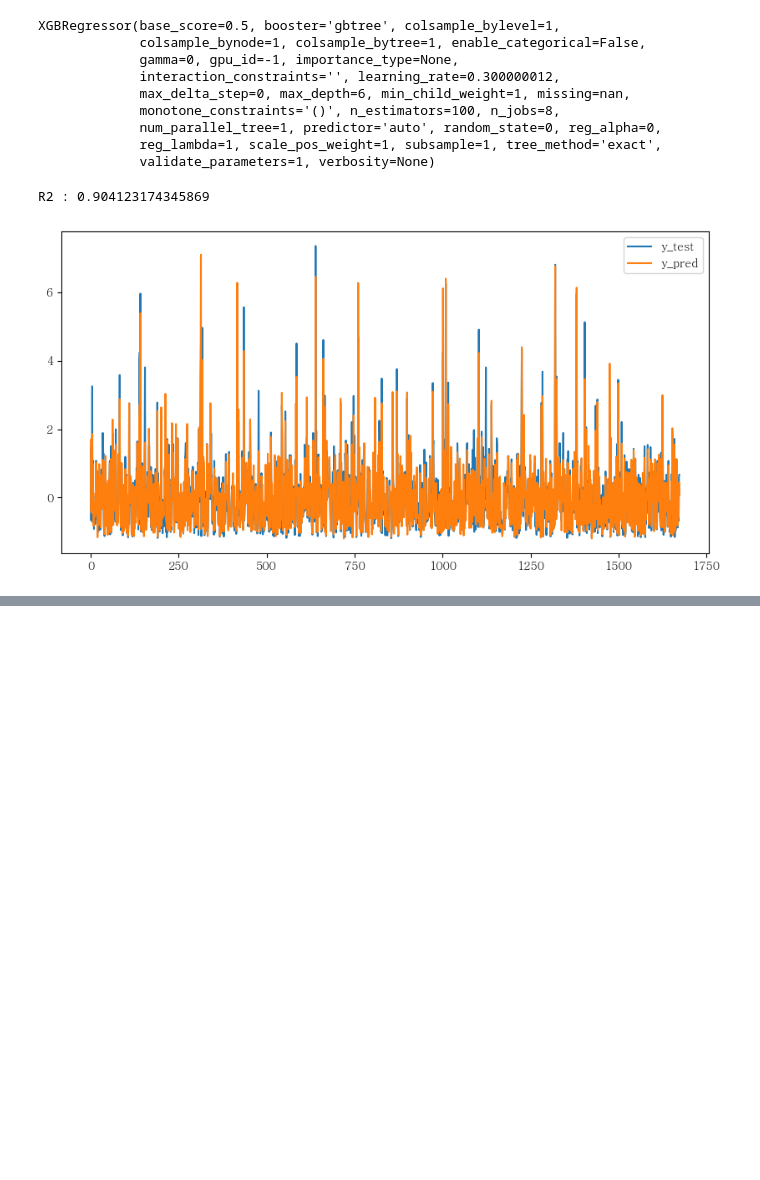
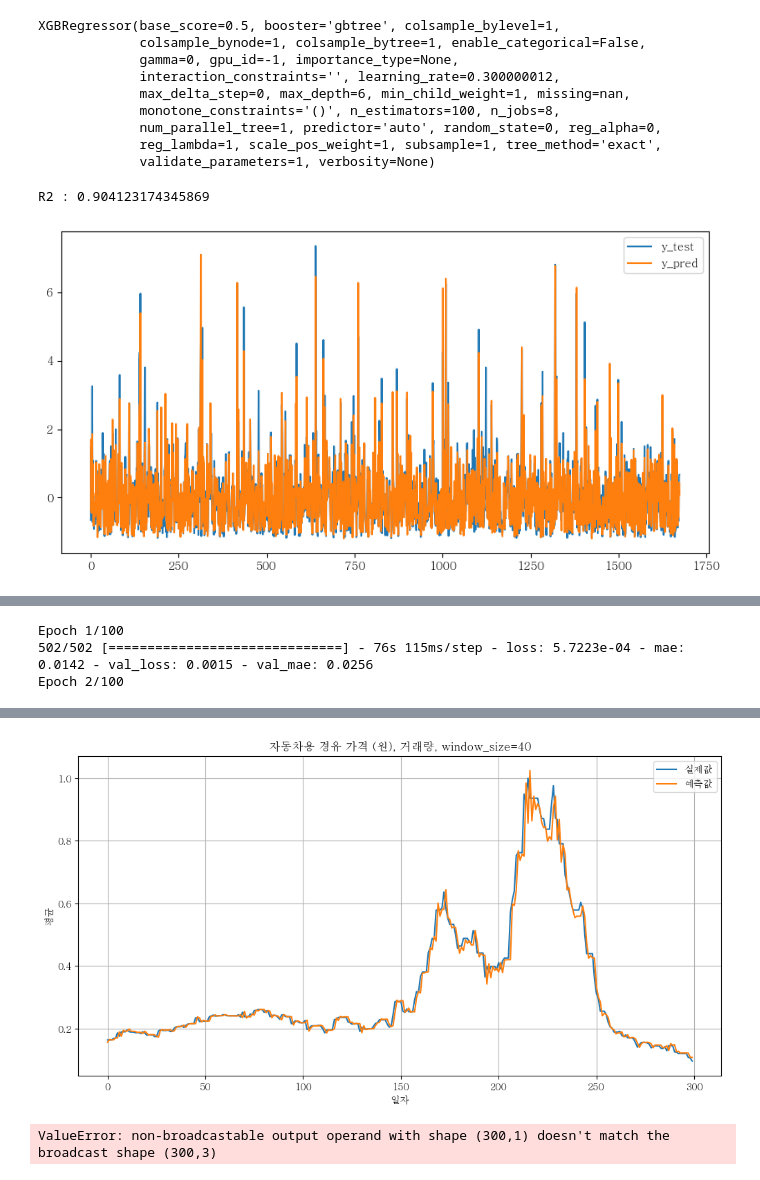
Before and after one commit to Kim-Hyunah/Final_Predict_Agricultural, a Jupyter notebook: predict_price_hy.ipynb, the cells around one changed output, grey strips where cells are left out. Cells and saved outputs as stored; diff of their text form; code cells hidden in the pictures; blank space fills up the shorter version.

```diff
--- a/predict_price_hy.ipynb
+++ b/predict_price_hy.ipynb
@@ -228,0 +385,5 @@ X.shape
+# %%
+# 학습데이터 X, Y 생성
+window_size = 40 #앞에 40개 데이터를 이용해서 그 다음 정답데이터 label 를 예측한다는 뜻
+X, Y = make_sequene_dataset(feature_np, label_np, window_size) #make_sequence_data 함수를 이용해서 X, Y 생성
+print(X.shape, Y.shape)
@@ -228,0 +392,11 @@ X.shape
+# %%
+split = -300 # 가장 최근 300개 데이터 가져와서 트레이닝 데이터, 테스트 데이터 분리
+
+x_train = X[0:split]
+y_train = Y[0:split]
+
+x_test = X[split:]
+y_test = Y[split:]
+
+print(x_train.shape, y_train.shape)
+print(x_test.shape, y_test.shape)
@@ -228,0 +406,8 @@ X.shape
+# %%
+model = Sequential()
+model.add(LSTM(128, activation='tanh', #LSTM 레이어에서 tanh 를 활성화 함수로 가지는 노드 수 128개
+               input_shape=x_train[0].shape)) #input_sape=(40, 2) 40개의 데이터를 2개씩 입력받음
+
+model.add(Dense(1, activation='linear'))
+
+model.summary()
@@ -228,0 +428,25 @@ X.shape
+# %%
+#모델 컴파일 및 학습
+#조기종료 셋팅  : EarlyStopping
+model.compile(loss='mse', optimizer='adam', metrics=['mae']) #metrics 관찰대상(mae = 평균절대오차값)
+early_stop = EarlyStopping(monitor='val_loss', patience=10) #val_loss 가 5번 이상 개선되지 않으면 학습 중단
+model.fit(x_train, y_train, validation_data=(x_test, y_test), epochs=100, batch_size=16, callbacks=[early_stop])
+# %% [output]
+Epoch 1/100
+502/502 [==============================] - 76s 115ms/step - loss: 5.7223e-04 - mae: 0.0142 - val_loss: 0.0015 - val_mae: 0.0256
+Epoch 2/100
+# %%
+# 주가 예측
+pred = model.predict(x_test)
+
+plt.figure(figsize=(12, 6))
+plt.title('자동차용 경유 가격 (원), 거래량, window_size=40')
+plt.ylabel('평균')
+plt.xlabel('일자')
+plt.plot(y_test, label='실제값')
+plt.plot(pred, label='예측값')
+plt.grid()
+plt.legend(loc='best')
+
+plt.show()
+# %% [output]
@@ -228,0 +454,7 @@ X.shape
+[figure, added]
+# %%
+# 결과값 역정규화 하기
+pred_af = scaler.inverse_transform(pred)
+y_test_af = scaler.inverse_transform(y_test)
+# %% [output]
+ValueError: non-broadcastable output operand with shape (300,1) doesn't match the broadcast shape (300,3)
```
Also changed, not shown: parts of 23 cells of this notebook.
